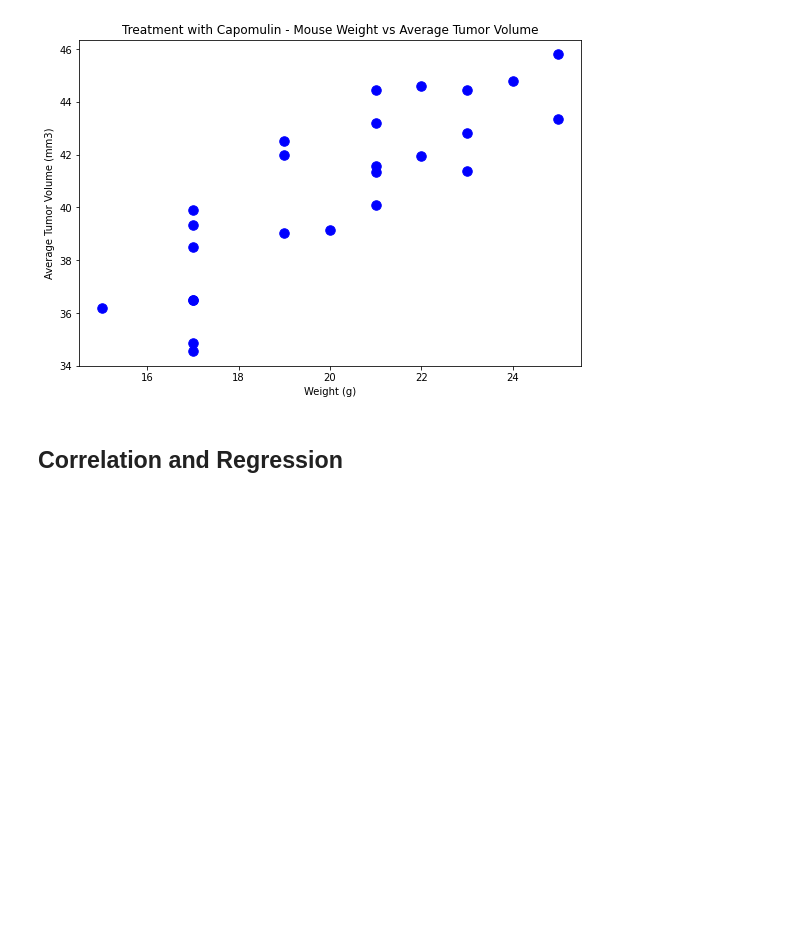
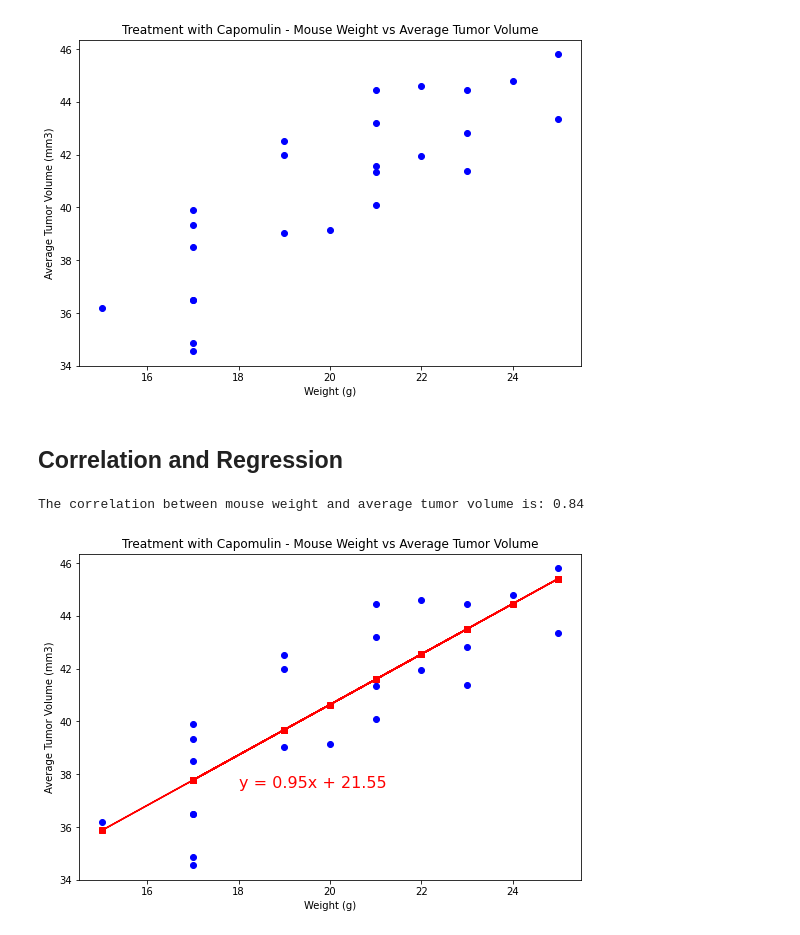
Before and after one commit to cheibergam/matplotlib-challenge, a Jupyter notebook: Pymaceuticals/pymaceuticals_starter.ipynb, the cells around one changed output. Cells and saved outputs as stored; diff of their text form; code cells hidden in the pictures; blank space fills up the shorter version.

Commit message:
Correlation and Regression is complete

```diff
--- a/Pymaceuticals/pymaceuticals_starter.ipynb
+++ b/Pymaceuticals/pymaceuticals_starter.ipynb
@@ -407,10 +407,13 @@ plt.show()
 capomulin_df = mouse_data_complete_2.loc[mouse_data_complete_2["Drug Regimen"] == "Capomulin",:]
 average_capomulin_df = capomulin_df.groupby(['Mouse ID']).mean()
 
+x_axis = average_capomulin_df["Weight (g)"]
+y_axis = average_capomulin_df["Tumor Volume (mm3)"]
+
 # Plotting the average data for the mice treated with Capomulin
 
 plt.subplots(figsize=(9, 6))
-plt.scatter(average_capomulin_df['Weight (g)'],average_capomulin_df['Tumor Volume (mm3)'],s=90, color="blue")
+plt.scatter(x_axis, y_axis, color="blue")
 plt.title("Treatment with Capomulin - Mouse Weight vs Average Tumor Volume")
 plt.xlabel("Weight (g)")
 plt.ylabel("Average Tumor Volume (mm3)")
@@ -422,3 +425,30 @@ plt.show()
 # %%
 # Calculate the correlation coefficient and linear regression model
 # for mouse weight and average tumor volume for the Capomulin regimen
+
+correlation = round(st.pearsonr(x_axis, y_axis)[0],2)
+print("The correlation between mouse weight and average tumor volume is: " + str(correlation))
+# %% [output]
+The correlation between mouse weight and average tumor volume is: 0.84
+# %%
+# Plot the linear regression model on top of the previous scatter plot.
+
+(slope, intercept,rvalue, pvalue, stderr) = st.linregress(x_axis, y_axis)
+regress_values = x_axis * slope + intercept
+
+line_eq = "y = " + str(round(slope, 2)) + "x + " + str(round(intercept, 2))
+
+# Plotting the average data for the mice treated with Capomulin, and the Linear Regression Model
+
+plt.subplots(figsize=(9, 6))
+plt.scatter(x_axis, y_axis, color="blue")
+plt.plot(x_axis, regress_values, marker="s", color="red")
+plt.title("Treatment with Capomulin - Mouse Weight vs Average Tumor Volume")
+plt.xlabel("Weight (g)")
+plt.ylabel("Average Tumor Volume (mm3)")
+
+plt.annotate(line_eq, (18,37.5), color="red", fontsize=16)
+
+plt.show()
+# %% [output]
+[figure, added]
```
